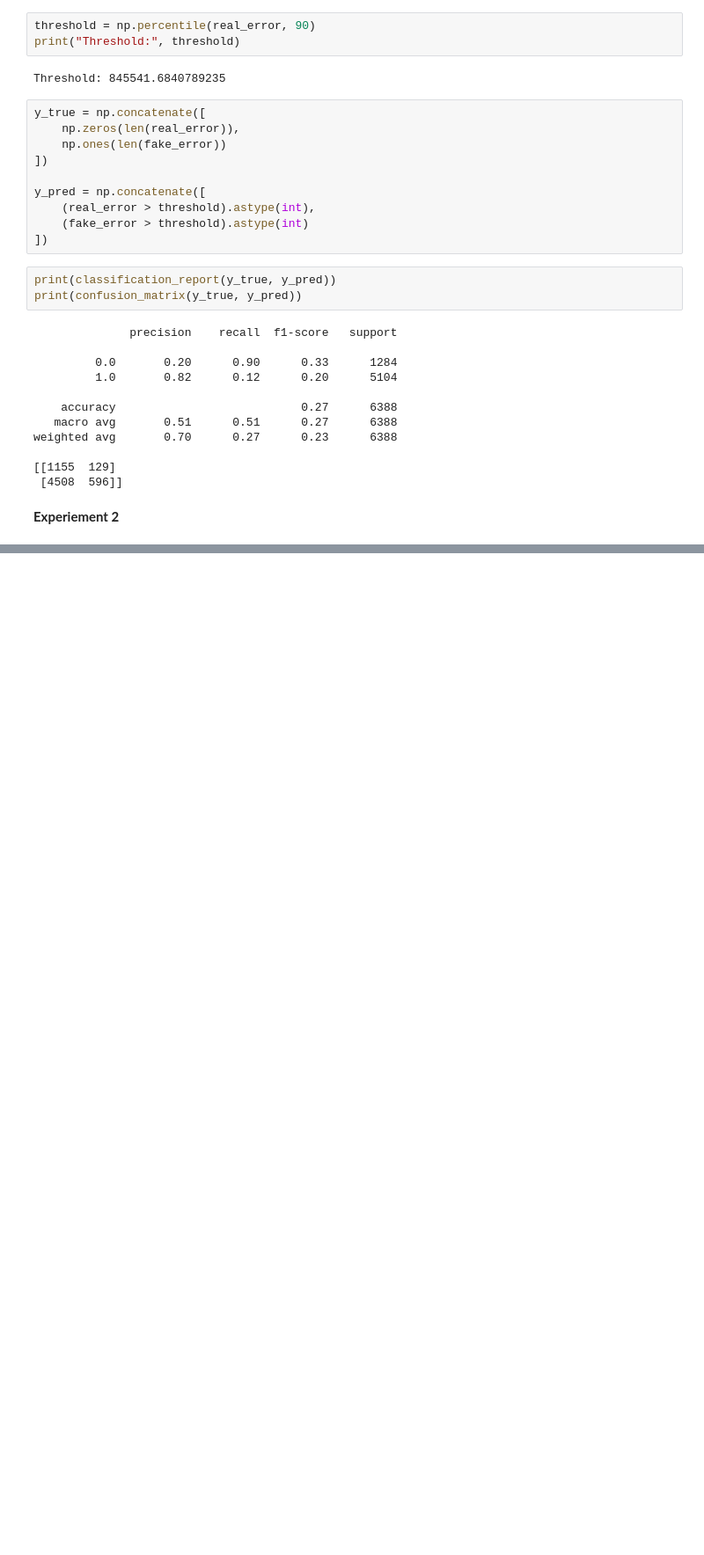
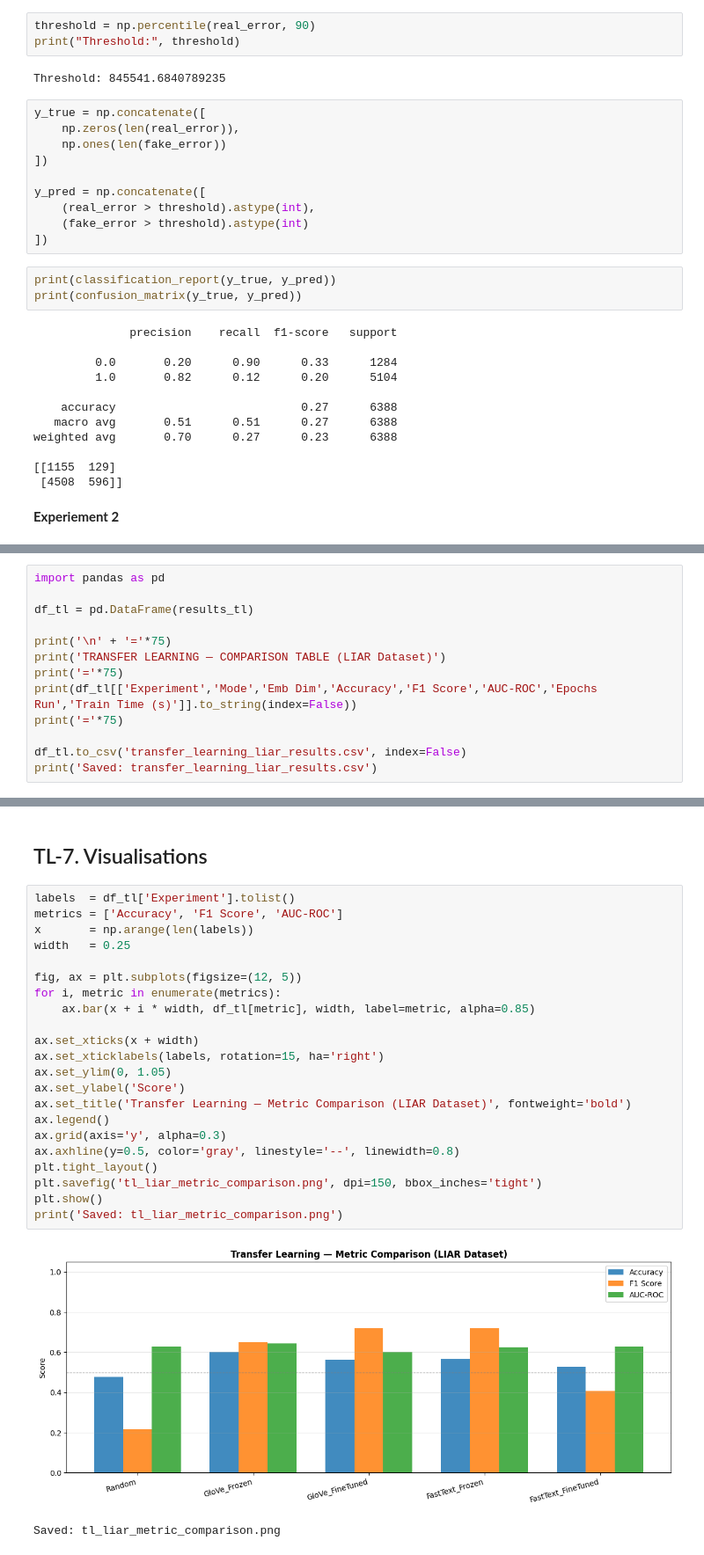
Before and after one commit to Shahd132/Sentiment-Fake-News-Detection, a Jupyter notebook: LastVersion_Fake_News.ipynb, the cells around one changed output, grey strips where cells are left out. Shown at 88% size. Saved outputs shown, nothing was run; the diff lists cells and outputs as text; blank space fills up the shorter version.

Commit message:
Transfer Learning Patr at Fake News dataset

```diff
--- a/LastVersion_Fake_News.ipynb
+++ b/LastVersion_Fake_News.ipynb
@@ -676,0 +914,13 @@ weighted avg       0.70      0.27      0.23      6388
+# %%
+import pandas as pd
+
+df_tl = pd.DataFrame(results_tl)
+
+print('\n' + '='*75)
+print('TRANSFER LEARNING — COMPARISON TABLE (LIAR Dataset)')
+print('='*75)
+print(df_tl[['Experiment','Mode','Emb Dim','Accuracy','F1 Score','AUC-ROC','Epochs Run','Train Time (s)']].to_string(index=False))
+print('='*75)
+
+df_tl.to_csv('transfer_learning_liar_results.csv', index=False)
+print('Saved: transfer_learning_liar_results.csv')
@@ -676,0 +939,27 @@ weighted avg       0.70      0.27      0.23      6388
+# %% [markdown]
+## TL-7. Visualisations
+# %%
+labels  = df_tl['Experiment'].tolist()
+metrics = ['Accuracy', 'F1 Score', 'AUC-ROC']
+x       = np.arange(len(labels))
+width   = 0.25
+
+fig, ax = plt.subplots(figsize=(12, 5))
+for i, metric in enumerate(metrics):
+    ax.bar(x + i * width, df_tl[metric], width, label=metric, alpha=0.85)
+
+ax.set_xticks(x + width)
+ax.set_xticklabels(labels, rotation=15, ha='right')
+ax.set_ylim(0, 1.05)
+ax.set_ylabel('Score')
+ax.set_title('Transfer Learning — Metric Comparison (LIAR Dataset)', fontweight='bold')
+ax.legend()
+ax.grid(axis='y', alpha=0.3)
+ax.axhline(y=0.5, color='gray', linestyle='--', linewidth=0.8)
+plt.tight_layout()
+plt.savefig('tl_liar_metric_comparison.png', dpi=150, bbox_inches='tight')
+plt.show()
+print('Saved: tl_liar_metric_comparison.png')
+# %% [output]
+[figure, added]
+Saved: tl_liar_metric_comparison.png
```
Also changed, not shown: parts of 20 cells of this notebook.
